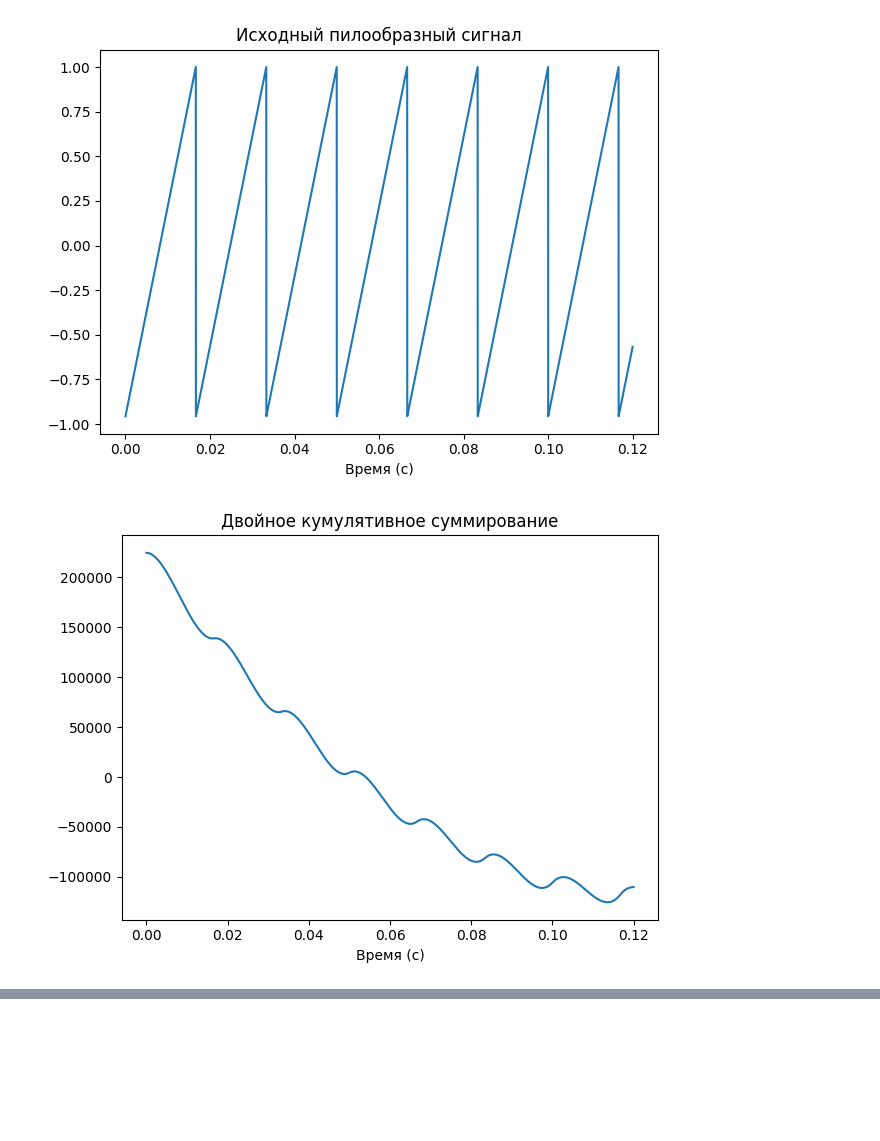
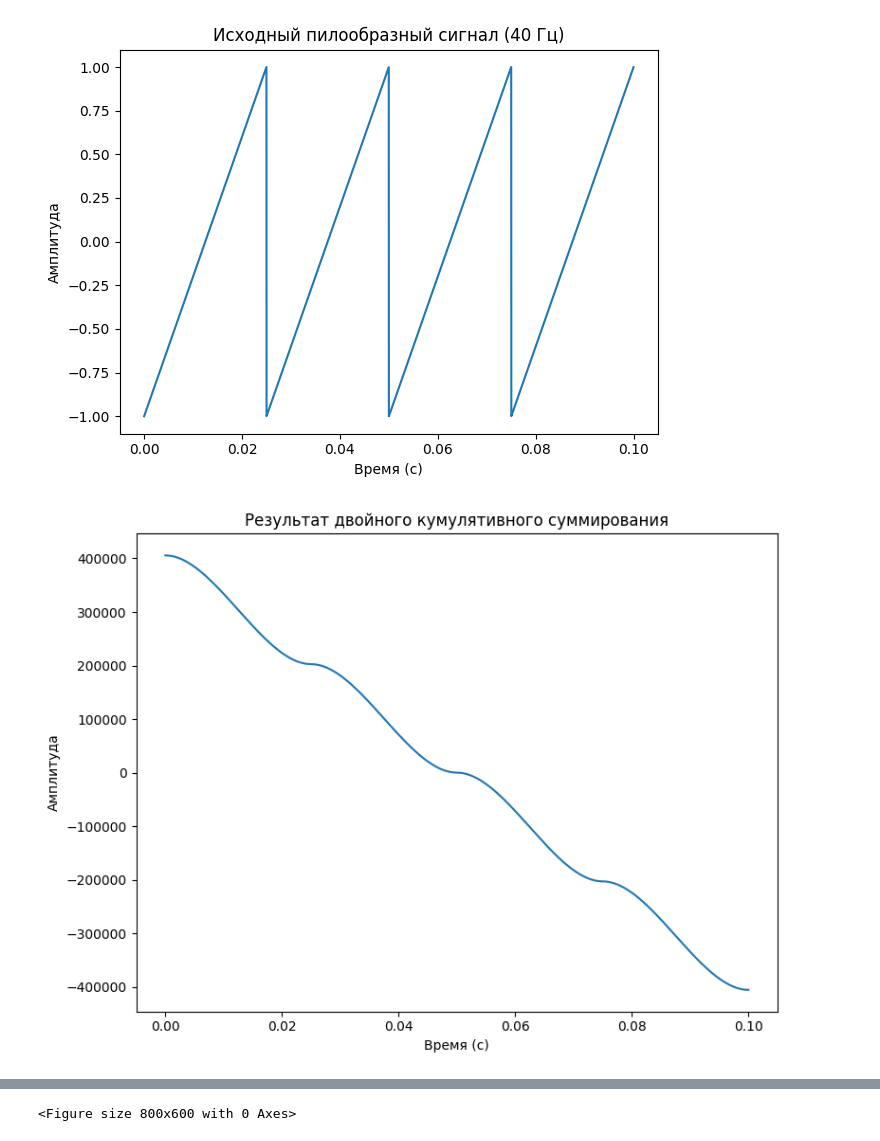
Before and after one commit to ReFlex-cmd/ThinkDSP, a Jupyter notebook: code/lab9.ipynb, the cells around one changed output, grey strips where cells are left out. Saved outputs shown, nothing was run; the diff lists cells and outputs as text; code cells hidden in the pictures; blank space fills up the shorter version.

```diff
--- a/code/lab9.ipynb
+++ b/code/lab9.ipynb
@@ -161,30 +220,39 @@ np.float64(0.1049391836178048)
 # %%
-saw_gen = SawtoothSignal(freq=60)
-saw_wave = saw_gen.make_wave(duration=0.12, framerate=45000)
-saw_wave.plot()
-plt.title("Исходный пилообразный сигнал")
-decorate(xlabel='Время (с)')
-plt.show()
+# --- Упражнение 9.4: Эффект двойного интегрирования пилообразного сигнала ---
+TEST_FREQ_SAWTOOTH = 40 # Изменим частоту
+# Используем те же SAMPLING_RATE_HIGH и DURATION_SHORT
 
-double_cumsum_saw = saw_wave.cumsum().cumsum()
-double_cumsum_saw.unbias()
-double_cumsum_saw.plot()
-plt.title("Двойное кумулятивное суммирование")
-decorate(xlabel='Время (с)')
-plt.show()
+# Генерация пилообразного сигнала
+sawtooth_wave_generator = SawtoothSignal(freq=TEST_FREQ_SAWTOOTH)
+source_sawtooth_wave = sawtooth_wave_generator.make_wave(duration=DURATION_SHORT, framerate=SAMPLING_RATE_HIGH)
 
-saw_spec = saw_wave.make_spectrum().integrate().integrate()
-saw_spec.hs[0] = 0
-double_integ_saw = saw_spec.make_wave()
-double_integ_saw.plot()
-plt.title("Двойное спектральное интегрирование")
-decorate(xlabel='Время (с)')
-plt.show()
+# Исходный сигнал
+source_sawtooth_wave.plot()
+decorate(xlabel='Время (с)', ylabel='Амплитуда', title=f"Исходный пилообразный сигнал ({TEST_FREQ_SAWTOOTH} Гц)")
+thinkplot.show()
 
-double_integ_saw.make_spectrum().plot(high=550)
-plt.title("Спектр после двойного интегрирования")
-decorate(xlabel='Частота (Гц)')
-plt.show()
+# Двойное кумулятивное суммирование
+double_cumsum_temporal_sawtooth = source_sawtooth_wave.cumsum().cumsum()
+double_cumsum_temporal_sawtooth.unbias() # Удаляем смещение для лучшей визуализации
+double_cumsum_temporal_sawtooth.plot()
+decorate(xlabel='Время (с)', ylabel='Амплитуда', title="Результат двойного кумулятивного суммирования")
+thinkplot.show()
+
+# Двойное интегрирование в частотной области
+double_integrated_spectral_sawtooth_spectrum = source_sawtooth_wave.make_spectrum().integrate().integrate()
+# Установка hs[0] = 0 после интегрирования, чтобы избежать проблем с бесконечностью при обратном преобразовании
+double_integrated_spectral_sawtooth_spectrum.hs[0] = 0
+double_integrated_spectral_sawtooth_wave = double_integrated_spectral_sawtooth_spectrum.make_wave()
+
+double_integrated_spectral_sawtooth_wave.plot()
+decorate(xlabel='Время (с)', ylabel='Амплитуда', title="Результат двойного спектрального интегрирования")
+thinkplot.show()
+
+# Спектр сигнала после двойного интегрирования
+# Ожидаем еще более быстрое затухание высоких частот (1/f^2 от пилы -> 1/f^4)
+double_integrated_spectral_sawtooth_spectrum.plot(high=TEST_FREQ_SAWTOOTH * 10) # Ограничим диапазон частот
+decorate(xlabel='Частота (Гц)', ylabel='Амплитуда', title="Спектр после двойного спектрального интегрирования")
+thinkplot.show()
 # %% [output]
-[figure, old version]
+[figure, new version]
-[figure, old version]
+[figure, new version]
@@ -193 +261,2 @@ plt.show()
+<Figure size 800x600 with 0 Axes>
 # %% [markdown]
```
Also changed, not shown: parts of 11 cells of this notebook, 8 other files.
